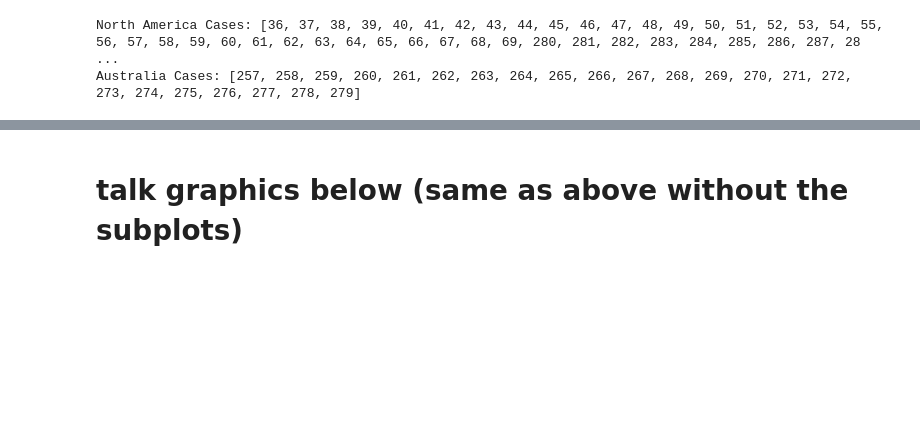
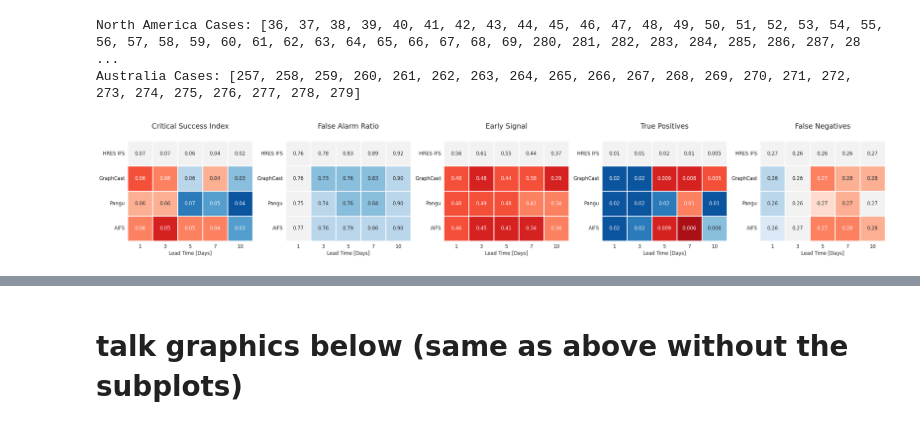
Before and after one commit to amymcgovern/extreme-weather-bench-paper, a Jupyter notebook: notebooks/figure3.ipynb, the cells around one changed output, grey strips where cells are left out. Cells and saved outputs as stored; diff of their text form; code cells hidden in the pictures; blank space fills up the shorter version.

```diff
--- a/notebooks/figure3.ipynb
+++ b/notebooks/figure3.ipynb
@@ -373,18 +373,20 @@ def get_stats(results, forecast_source, my_case, lead_time_hours=0):
     return [tp.values, fn.values, csi.values, far.values, es.values]
 # %%
 # quick plot of the non-event results in heatmap format
-non_event_settings = {}
-non_event_settings["subplot_titles"] = severe_display_str
-non_event_settings["metric_str"] = severe_metric_str
-non_event_settings["lead_time_days"] = lead_time_days
-non_event_settings["model_order"] = ["HRES IFS", "GraphCast", "Pangu", "AIFS"]
+marginal_settings = {}
+marginal_settings["subplot_titles"] = severe_display_str
+marginal_settings["metric_str"] = severe_metric_str
+marginal_settings["lead_time_days"] = lead_time_days
+marginal_settings["model_order"] = ["HRES IFS", "GraphCast", "Pangu", "AIFS"]
 
 
 plot_utils.plot_heatmap(
-    na_non_event_rel_error,
-    na_non_event_error,
-    non_event_settings,
+    na_marginal_rel_error,
+    na_marginal_error,
+    marginal_settings,
 )
+# %% [output]
+[figure, added]
 # %%
 from matplotlib.gridspec import GridSpec, GridSpecFromSubplotSpec
 
```
Also changed, not shown: parts of 3 cells of this notebook.
